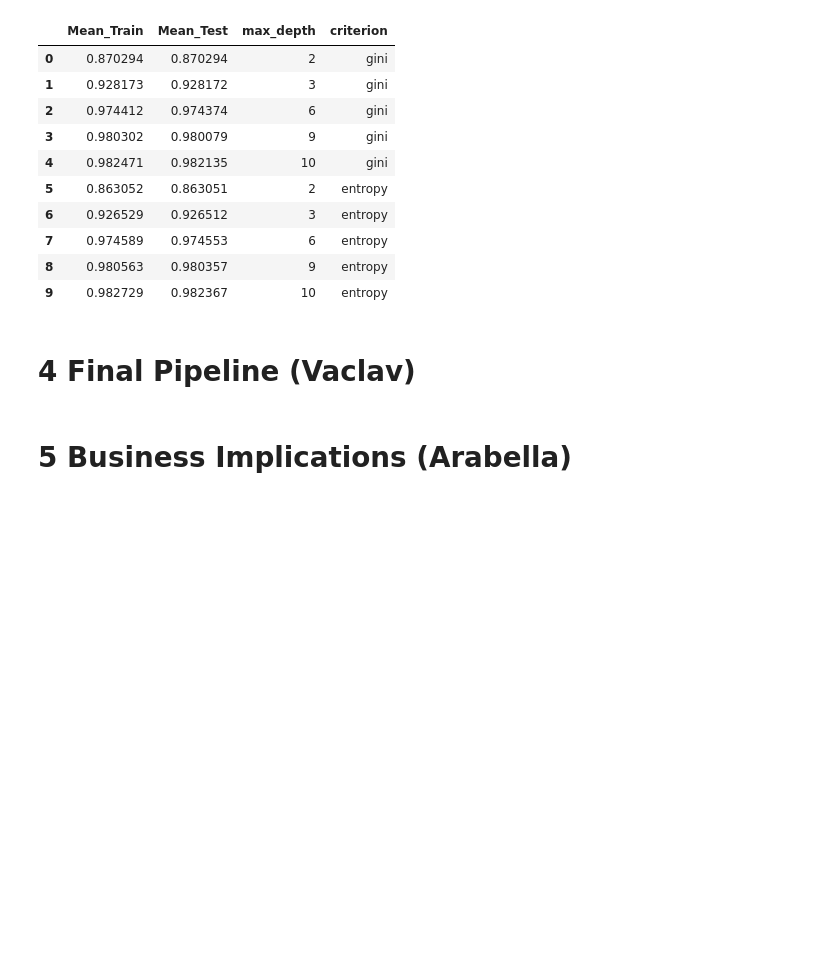
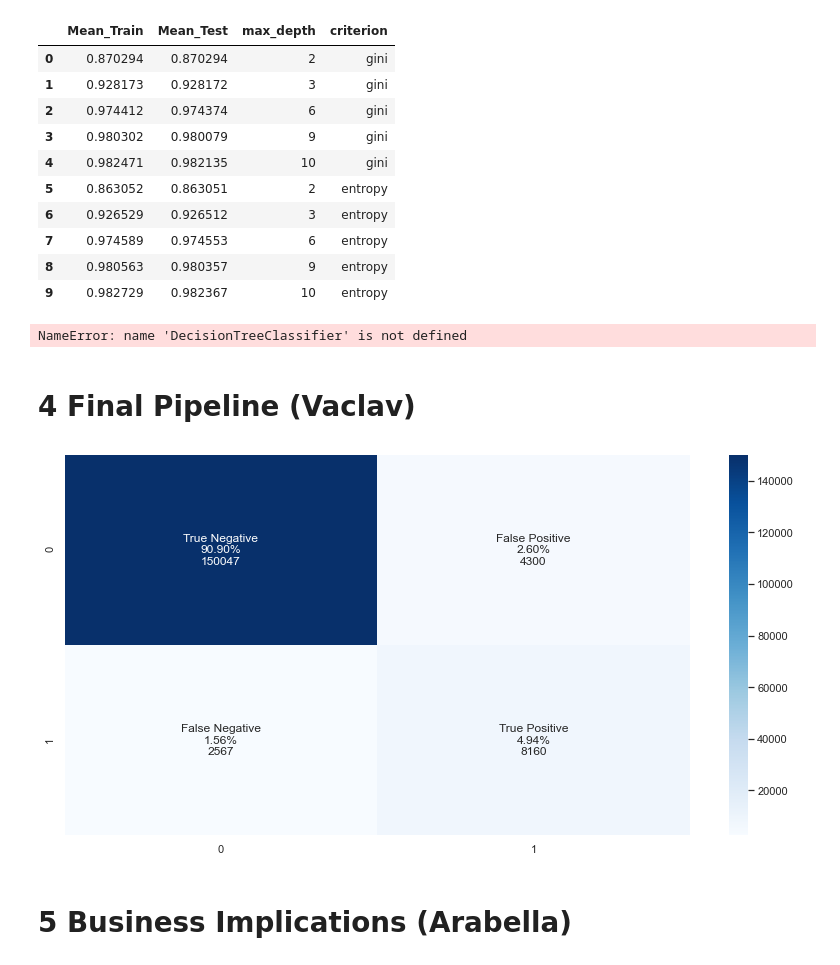
Before and after one commit to fynnoldenburg/KKBOX-Churn-Prediction, a Jupyter notebook: kkbox_machine_learning_clean.ipynb, the cells around one changed output. Drawn from its saved outputs; the diff is of its cells as text; code cells hidden in the pictures; blank space fills up the shorter version.

Commit message:
Added pipeline

```diff
--- a/kkbox_machine_learning_clean.ipynb
+++ b/kkbox_machine_learning_clean.ipynb
@@ -15,7 +15,7 @@ import os
 ## 1.1 Summary Statistics
 # %%
 # Path to folder containing data file
-path = "C://Users/farou/Jupyter projects/ML/GP/KKBOX-Churn/"
+path = "/Users/vaclavpasak/Library/CloudStorage/OneDrive-NOVASBE/Škola/Nova/Third trimester/Machine Learning/assignments/Project/"
 
 # Import raw data
 kkbox_df = pd.read_csv(path + "kkbox_churn.csv")
@@ -602,5 +579,7 @@ DTC.fit(X_train, y_train)
 y_test_pred = DTC.predict(X_test)
 tree_rules = export_text(DTC, feature_names = list(X.columns))
 print(tree_rules)
+# %% [output]
+NameError: name 'DecisionTreeClassifier' is not defined
 # %% [markdown]
 # 4 Final Pipeline (Vaclav)
@@ -607,2 +701,21 @@ print(tree_rules)
+# %%
+prep_pipeline = Pipeline([
+        ("missing_values", MissingValues()),
+        ("categorical_variables", CatVariables()),
+        ("spliter", Spliter())
+    ])
+X_train, X_test, y_train, y_test = prep_pipeline.fit_transform(kkbox_df)
+
+model_pipeline = Pipeline([
+        ("OverSample", overSample),
+        ("DecisionTree", DTC),
+    ])
+
+model_pipeline.fit(X_train,y_train)
+y_test_pred = model_pipeline.predict(X_test)
+
+ConMatGraph(y_test, y_test_pred)
+# %% [output]
+[figure, added]
 # %% [markdown]
 # 5 Business Implications (Arabella)
```
Also changed, not shown: parts of 4 cells of this notebook.
